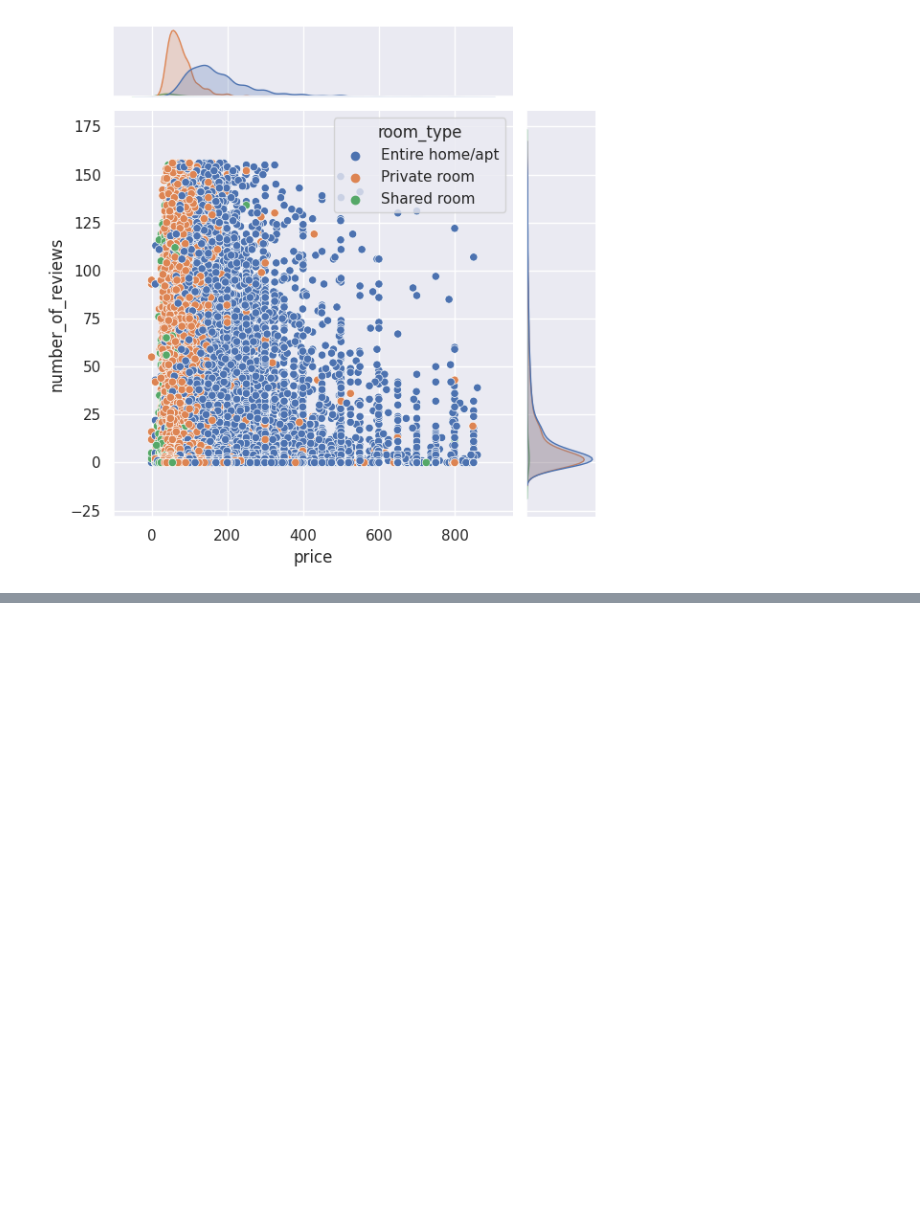
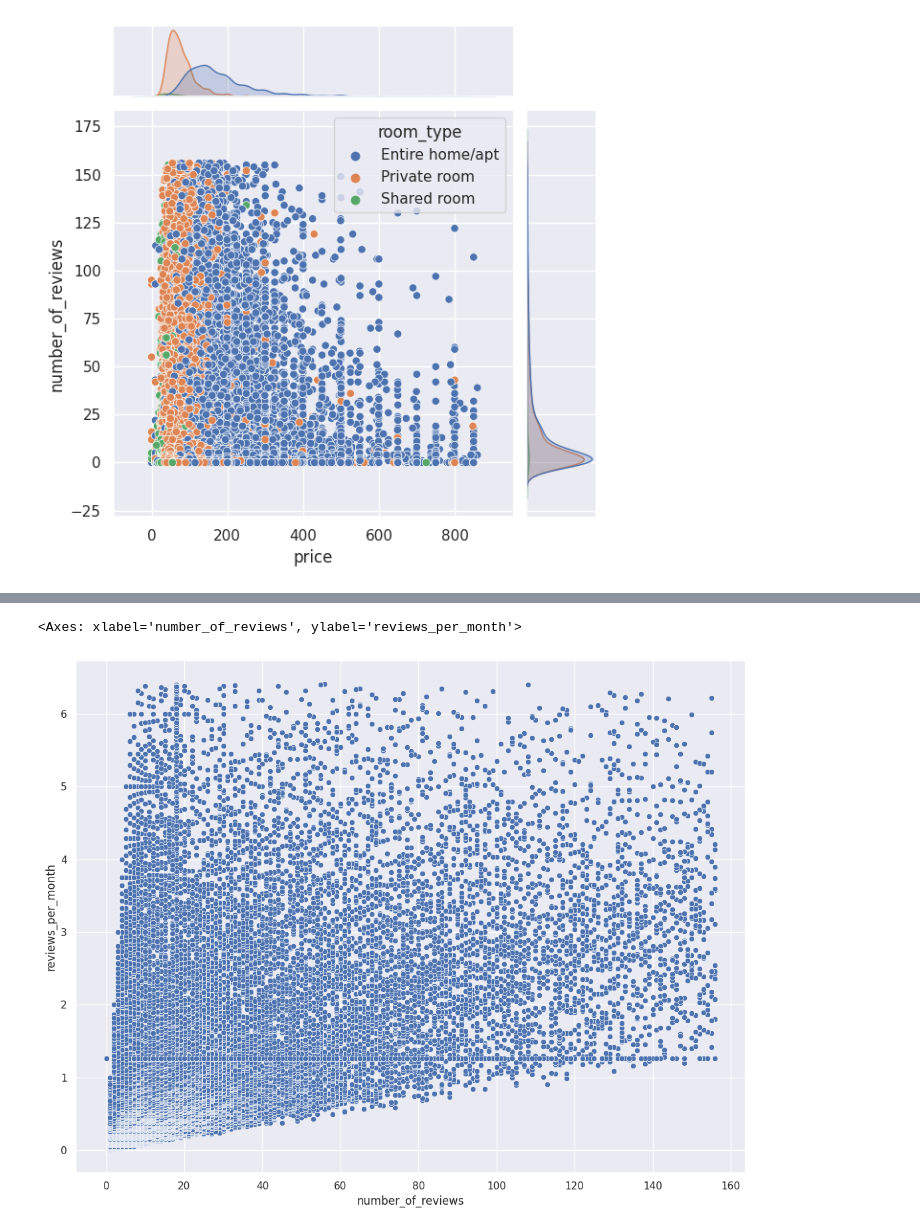
Before and after one commit to burakbasher/data-analysis-bootcamp-project, a Jupyter notebook: newyork_airbnb.ipynb, the cells around one changed output, grey strips where cells are left out. Cells and saved outputs as stored; diff of their text form; code cells hidden in the pictures; blank space fills up the shorter version.

```diff
--- a/newyork_airbnb.ipynb
+++ b/newyork_airbnb.ipynb
@@ -341,0 +357,5 @@ sns.jointplot(x="price",y=df_airbnb["number_of_reviews"], data=df_airbnb, hue="r
+# %%
+sns.scatterplot( x= df_airbnb['number_of_reviews'], y=df_airbnb['reviews_per_month'])
+# %% [output]
+<Axes: xlabel='number_of_reviews', ylabel='reviews_per_month'>
+[figure, added]
```
Also changed, not shown: parts of 13 cells of this notebook.
